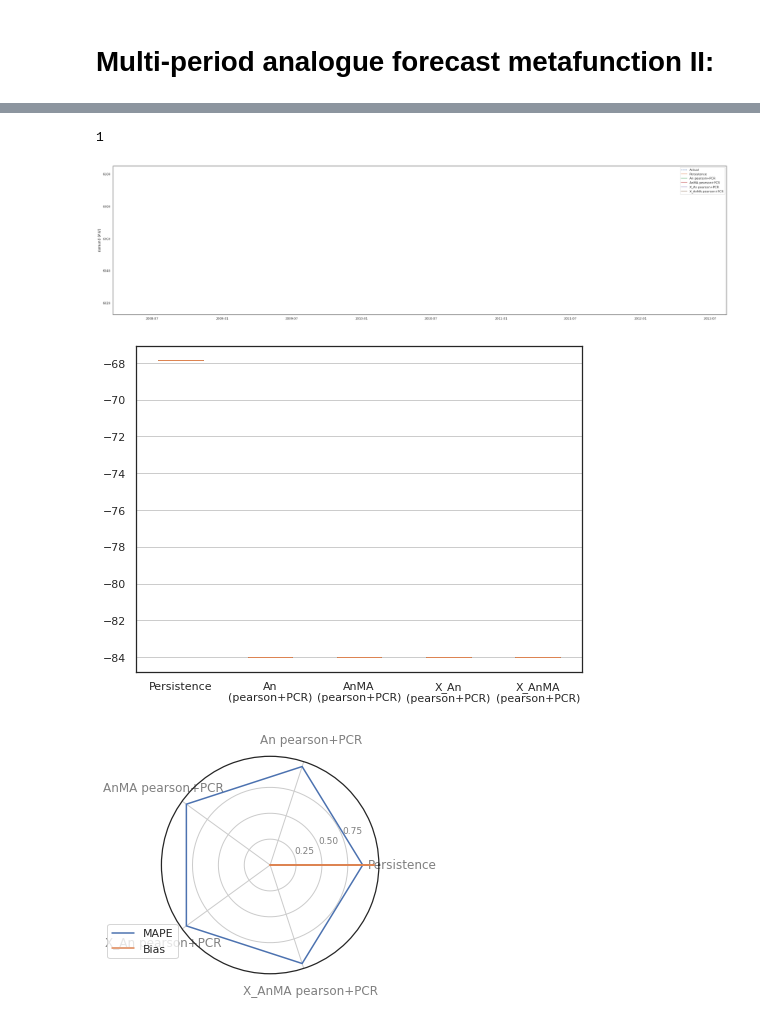
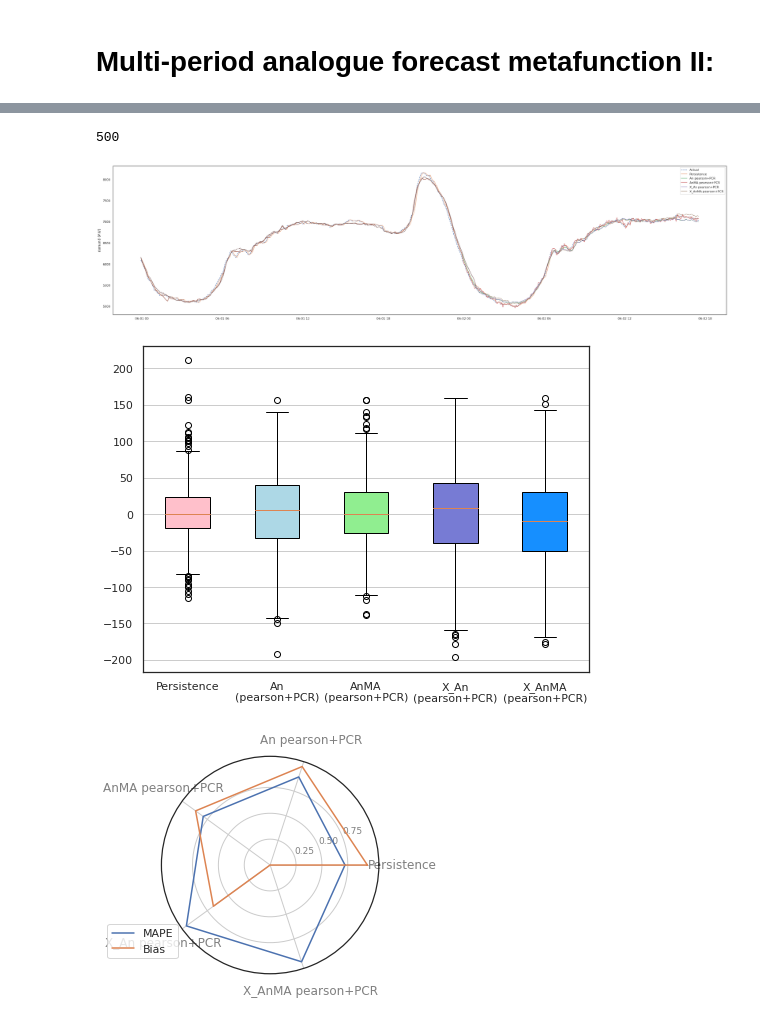
Before and after one commit to urieliram/analog, a Jupyter notebook: Analog3.ipynb, the cells around one changed output, grey strips where cells are left out. Cells and saved outputs as stored; diff of their text form; code cells hidden in the pictures.

```diff
--- a/Analog3.ipynb
+++ b/Analog3.ipynb
@@ -587,8 +598,9 @@ npserie1 = numpy.array(serie1)
 n_p       = 30         ## Number of periods per step (Two and half hour)
 vsele     = 288        ## Number of periods in a window (a day)
 k         = 5          ## Number of nearest neighbors
-d         = 'pearson'  ## Distance betweeen neighbors
-m         = 'PCR'      ## Regression model
+tol      = 0.8   ## Closest tolerance percentage between neighbors
+typedist  = 'pearson'  ## Distance betweeen neighbors
+typereg   = 'PCR'      ## Regression model
 namefile  = 'forecast'
 monthyear = 'jun2010'
 # %%
@@ -631,21 +643,16 @@ for to,tt,tf in positions_test:
     s=n_p
     for i in range(tt,tf,1):
         ## Analogue method parameters
-        vsele = vsele ## Number of periods in a window
-        k     = k     ## Number of nearest neighbors
-        tol   = 0.8   ## Closest tolerance percentage between neighbors
-        d     = d
-        m     = m
-        X_train = numpy.array(serie1[to+j:tt+j])
-        try:
-            verbose=False
-            if tt+j >= 43770:
-                verbose =True
-            pred_, t_sel_, t_reg_, fail_ = analogo_knn(X_train, vsele=vsele, k=k, tol=tol, typedist=d, typereg=m, verbose=verbose)
-            t_sel.append(t_sel_)
-            t_reg.append(t_reg_)
-        except:
-            print("!!! Error has occurred in the position:",to+j,tt+j)
+        X_train  = numpy.array(serie1[to+j:tt+j])
+        #try:
+        verbose=False
+            #if tt+j >= 43770:
+            #    verbose =True
+        pred_, t_sel_, t_reg_, fail_ = analogo_knn(X_train, vsele=vsele, k=k, tol=tol, typedist=typedist, typereg=typereg, verbose=verbose)
+        t_sel.append(t_sel_)
+        t_reg.append(t_reg_)
+        #except:
+            #print("!!! Error has occurred in the position:",to+j,tt+j)
         if fail_==True:
             nfail = nfail + 1
             print(">>> Persistence forecast in position:",tt+j)
@@ -737,7 +698,7 @@ positions KNN: [26776, 30520, 30231, 32248, 24760]
 # %%
 print(len(forecastAn_))
 # %% [output]
-1
+500
 # %%
 date_i = df_5.reset_index().iloc[tt].Date
 # %%
@@ -745,10 +706,10 @@ df_results = pd.DataFrame({
   'datetime'          : pd.date_range(date_i, periods=len(test_), freq="5T"),
   'Actual'            : test_,
   'Persistence'       : forecastp_,
-  'An '    +d+'+'+m   : forecastAn_,
-  'AnMA '  +d+'+'+m   : forecastAnMA_,
-  'X_An '  +d+'+'+m   : forecastX_An_,
-  'X_AnMA '+d+'+'+m   : forecastX_AnMA_,
+  'An '    +typedist+'+'+typereg   : forecastAn_,
+  'AnMA '  +typedist+'+'+typereg   : forecastAnMA_,
+  'X_An '  +typedist+'+'+typereg   : forecastX_An_,
+  'X_AnMA '+typedist+'+'+typereg   : forecastX_AnMA_,
 })
 df_results = df_results.set_index('datetime')
 
@@ -766,7 +727,7 @@ plt.ylabel('demand (MW)')
 plt.savefig('series_'+monthyear+'.pdf')
 plt.show()
 # %% [output]
-[figure, old version]
+[figure, new version]
 # %%
 a=0; b=2000
 mae_p  = mean_absolute_error(test_[a:b],forecastp_[a:b])
@@ -790,27 +751,27 @@ mape_xma = mean_absolute_percentage_error(test_[a:b],forecastX_AnMA_[a:b])
 bias_xma = bias.bias(test_[a:b],forecastX_AnMA_[a:b])
 # %%
 data = [diff(test_,forecastp_), diff(test_,forecastAn_), diff(test_,forecastAnMA_), diff(test_,forecastX_An_), diff(test_,forecastX_AnMA_)]
-labels = ['Persistence', 'An\n('+d+'+'+m+')', 'AnMA\n('+d+'+'+m+')', 'X_An\n('+d+'+'+m+')', 'X_AnMA\n('+d+'+'+m+')',]
+labels = ['Persistence', 'An\n('+typedist+'+'+typereg+')', 'AnMA\n('+typedist+'+'+typereg+')', 'X_An\n('+typedist+'+'+typereg+')', 'X_AnMA\n('+typedist+'+'+typereg+')',]
 fig, axes = plt.subplots(nrows=1, ncols=1, figsize=(8, 6))
 CYAN = '#76ced6' ; LILA = '#777bd4'; VERDE='#17cb49'; LETRASNARA ='#ff8000'; AZUL='#168fff'; OTROAZUL = "b-"; ROJO= "#FF0000"; # 'pink', 'lightblue', 'lightgreen',
 #plt.tick_params(colors = LETRASNARA, which='both')
 bplot1 = axes.boxplot(data,
                       vert=True,          # vertical box alignment
                       patch_artist=True,  # fill with color
                       labels=labels,)     # will be used to label x-ticks
 #axes.set_title('Accuracy',fontsize='x-large',color = LETRASNARA)
 #plt.tick_params(colors = LETRASNARA, which='both')
 colors = ['pink', 'lightblue', 'lightgreen',LILA, AZUL] # fill with colors
 for patch, color in zip(bplot1['boxes'], colors):
     patch.set_facecolor(color)
 axes.yaxis.grid(True) # adding horizontal grid lines
 #axes.set_xlabel('Configuraciones de red',fontsize='large',color = LETRASNARA)
 axes.set_ylabel('')
 namefile = 'boxplot_'+monthyear+'.pdf'
 plt.savefig(namefile, transparent=True)
 plt.show()
 # %% [output]
-[figure, old version]
+[figure, new version]
 # %%
 df_resultados = pd.DataFrame([
   {
@@ -820,25 +781,25 @@ df_resultados = pd.DataFrame([
     'bias'  : bias_p # Conviene normalizar esto
   },
   {
-    'method': 'An '+d+'+'+m,
+    'method': 'An '+typedist+'+'+typereg,
     'mape'  : mape_a,
     'mae'   : mae_a,
     'bias'  : bias_a
   },
   {
-    'method': 'AnMA '+d+'+'+m,
+    'method': 'AnMA '+typedist+'+'+typereg,
     'mape'  : mape_ma,
     'mae'   : mae_ma,
     'bias'  : bias_ma
   },
   {
-    'method': 'X_An '+d+'+'+m,
+    'method': 'X_An '+typedist+'+'+typereg,
     'mape'  : mape_xa,
     'mae'   : mae_xa,
     'bias'  : bias_xa
   },
   {
-    'method': 'X_AnMA '+d+'+'+m,
+    'method': 'X_AnMA '+typedist+'+'+typereg,
     'mape'  : mape_xma,
     'mae'   : mae_xma,
     'bias'  : bias_xma
@@ -876,7 +837,7 @@ namefile = 'polar_'+monthyear+'.pdf'
 plt.savefig(namefile, transparent=True)
 plt.show()
 # %% [output]
-[figure, old version]
+[figure, new version]
 # %%
 ## mean time of selection and regression in seconds
 plt.plot(t_sel,)
```
Also changed, not shown: parts of 8 cells of this notebook.
